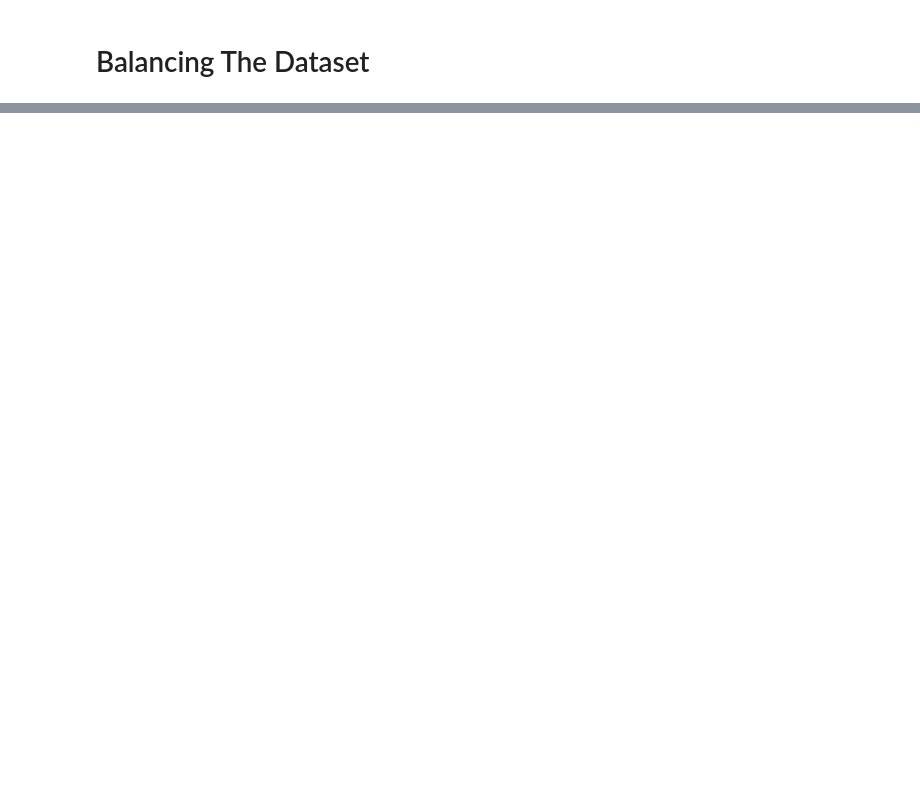
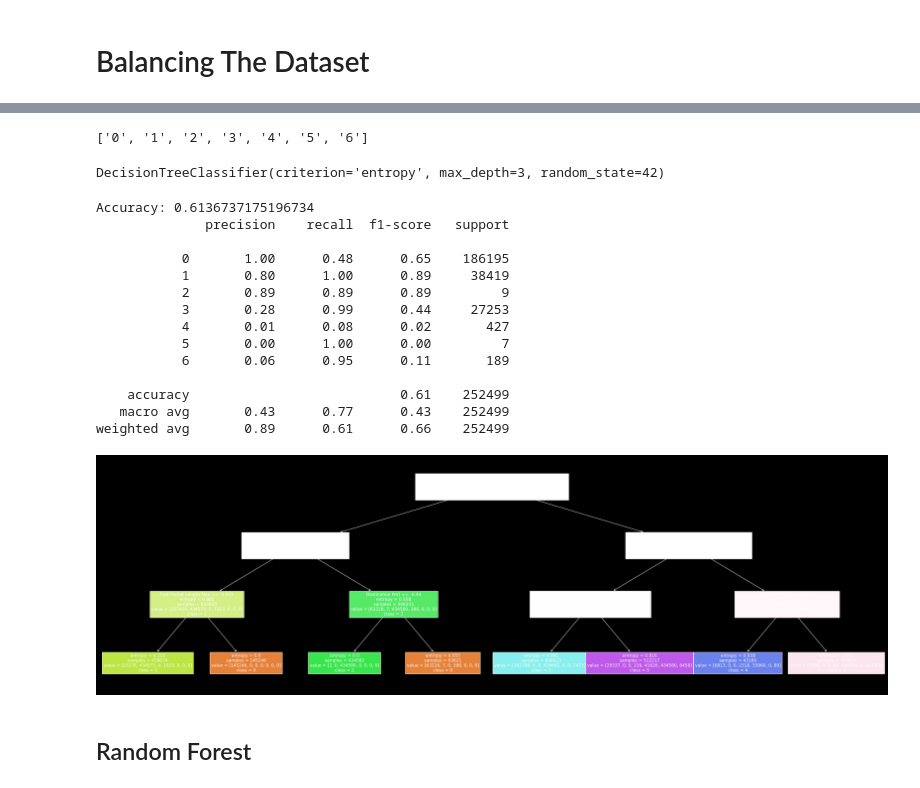
Before and after one commit to ChristelleJoseph/Intrusion-Detection-System, a Jupyter notebook: intrusionDetection.ipynb, the cells around one changed output, grey strips where cells are left out. Drawn from its saved outputs; the diff is of its cells as text; code cells hidden in the pictures; blank space fills up the shorter version.

Commit message:
modeling

```diff
--- a/intrusionDetection.ipynb
+++ b/intrusionDetection.ipynb
@@ -149,0 +299,5 @@ y_df = pd.DataFrame(y_res)
+# %%
+class_names_str = [str(i) for i in np.unique(y)]
+class_names_str
+# %% [output]
+['0', '1', '2', '3', '4', '5', '6']
@@ -149,0 +312,40 @@ y_df = pd.DataFrame(y_res)
+# %%
+def report_dt_model(model):
+    model_preds = model.predict(X_test)
+    print("Accuracy:", accuracy_score(y_test, model_preds))
+    print(classification_report(y_test, model_preds))
+#     print('\n')
+    plt.figure(figsize=(40, 12), dpi=200,
+#                facecolor='w'
+              )
+    plot_tree(model,
+              feature_names=X.columns,
+              class_names=class_names_str,
+              filled=True,
+              fontsize=12)
+# %%
+prunned_tree = DecisionTreeClassifier(random_state=42, max_depth=3, criterion = 'entropy')
+# %%
+prunned_tree.fit(X_train_smote, y_train_smote)
+# %% [output]
+DecisionTreeClassifier(criterion='entropy', max_depth=3, random_state=42)
+# %%
+report_dt_model(prunned_tree)
+# %% [output]
+Accuracy: 0.6136737175196734
+              precision    recall  f1-score   support
+
+           0       1.00      0.48      0.65    186195
+           1       0.80      1.00      0.89     38419
+           2       0.89      0.89      0.89         9
+           3       0.28      0.99      0.44     27253
+           4       0.01      0.08      0.02       427
+           5       0.00      1.00      0.00         7
+           6       0.06      0.95      0.11       189
+
+    accuracy                           0.61    252499
+   macro avg       0.43      0.77      0.43    252499
+weighted avg       0.89      0.61      0.66    252499
+[figure, added]
+# %% [markdown]
+## Random Forest
```
Also changed, not shown: parts of 35 cells of this notebook.
